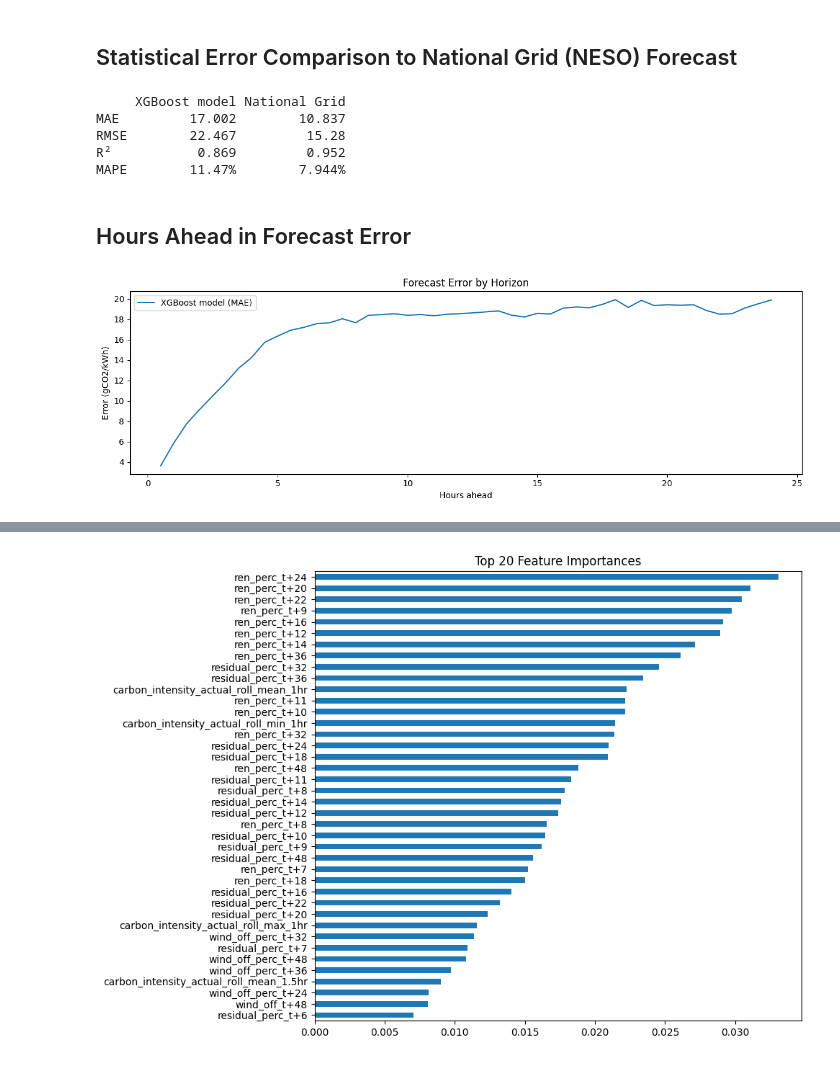
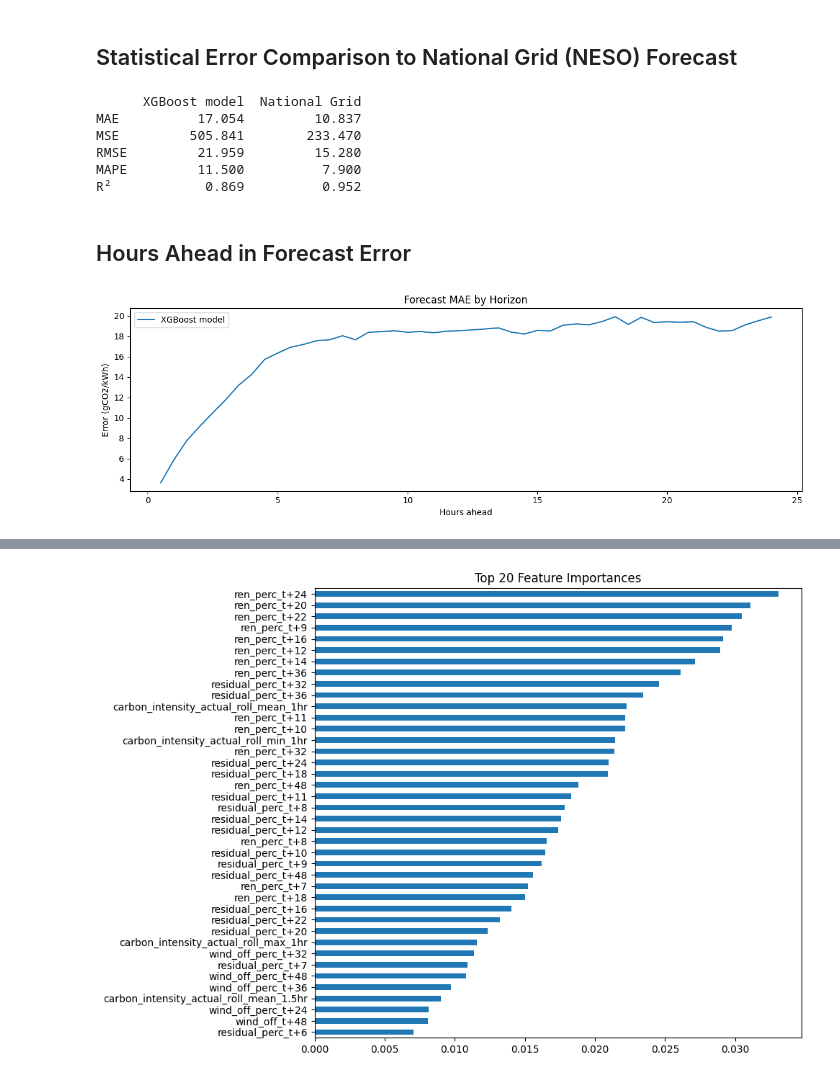
Before and after one commit to ed-jeffrey/ml-forecasting, a Jupyter notebook: ml-forecasting/model_evaluation.ipynb, the cells around one changed output, grey strips where cells are left out. Saved outputs shown, nothing was run; the diff lists cells and outputs as text; code cells hidden in the pictures.

Commit message:
TASK003/patch/train-rmse-update

```diff
--- a/ml-forecasting/model_evaluation.ipynb
+++ b/ml-forecasting/model_evaluation.ipynb
@@ -24,9 +29,7 @@ data = pd.read_csv(
 # %%
 # Load the saved model
 OUTPUT_DIR = "data/outputs/model"
-reg = pickle.load(
-    open(f"{OUTPUT_DIR}/xgb_regressor_carbon_intensity_forecast.pkl", "rb")
-)
+reg = pickle.load(open(f"{OUTPUT_DIR}/xgb_regressor_carbon_intensity_forecast.pkl", "rb"))
 
 # Load training data from file
 X_train = pickle.load(open(f"{OUTPUT_DIR}/X_train.pkl", "rb"))
@@ -64,44 +73,50 @@ metrics = pd.DataFrame(
     {
         "XGBoost model": {
             "MAE": round(mae, 3),
+            "MSE": round(mse, 3),
             "RMSE": round(rmse, 3),
+            "MAPE": round(mape, 3) * 100.0,
             "R²": round(r2, 3),
-            "MAPE": f"{np.mean(np.abs((Y_actual- Y_pred) / Y_actual)) * 100:.2f}%",
         },
         "National Grid": {
-            "MAE": round(mean_absolute_error(ng_actual, ng_fore), 3),
-            "RMSE": round(np.sqrt(mean_squared_error(ng_actual, ng_fore)), 3),
-            "R²": round(r2_score(ng_actual, ng_fore), 3),
-            "MAPE": f"{np.mean(np.abs((ng_actual - ng_forecast) / ng_actual)) * 100:.3f}%",
+            "MAE": round(mean_absolute_error(ng_actual, ng_forecast), 3),
+            "MSE": round(mean_squared_error(ng_actual, ng_forecast), 3),
+            "RMSE": round(root_mean_squared_error(ng_actual, ng_forecast), 3),
+            "R²": round(r2_score(ng_actual, ng_forecast), 3),
+            "MAPE": round(mean_absolute_percentage_error(ng_actual, ng_forecast), 3) * 100.0,
         },
     }
 )
 print(metrics.to_string())
 # %% [output]
-     XGBoost model National Grid
-MAE         17.002        10.837
-RMSE        22.467         15.28
-R²           0.869         0.952
-MAPE        11.47%        7.944%
+      XGBoost model  National Grid
+MAE          17.054         10.837
+MSE         505.841        233.470
+RMSE         21.959         15.280
+MAPE         11.500          7.900
+R²            0.869          0.952
 # %% [markdown]
 ## Hours Ahead in Forecast Error
 # %%
-hours_ahead = np.arange(
-    0.5, 24.5, 0.5
-)  # 30 min -> 24 hr forecast steps (x-axis) - horizon from T=0
-mae_ng = benchmarks["national_grid"].values  # National Grid MAE
+hours_ahead = np.arange(0.5, 24.5, 0.5)  # 30 min -> 24 hr forecast steps (x-axis) - horizon from T=0
 
-mae_per_horizon = [
-    mean_absolute_error(Y_actual[:, h], Y_pred[:, h]) for h in range(48)
+mae_per_horizon = [mean_absolute_error(Y_actual[:, h], Y_pred[:, h]) for h in range(48)]  # MAE for rolling predictions
+
+mape_per_horizon = [
+    mean_absolute_percentage_error(Y_actual[:, h], Y_pred[:, h]) for h in range(48)
 ]  # MAE for rolling predictions
+
+rmse_per_horizon = [
+    root_mean_squared_error(Y_actual[:, h], Y_pred[:, h]) for h in range(48)
+]  # MAE for rolling predictions
 # %%
 fig, ax = plt.subplots(figsize=(12, 4))
-ax.plot(hours_ahead, mae_per_horizon, label="XGBoost model (MAE)")
+ax.plot(hours_ahead, mae_per_horizon, label="XGBoost model")
 ax.set_xlabel("Hours ahead")
 ax.set_ylabel("Error (gCO2/kWh)")
-ax.set_title("Forecast Error by Horizon")
+ax.set_title("Forecast MAE by Horizon")
 ax.legend()
 plt.tight_layout()
-plt.savefig("data/outputs/figures/forecast_err_by_horizon.png", dpi=200)
+plt.savefig("data/outputs/figures/forecast_MAE_by_horizon.png", dpi=200)
 # %% [output]
-[figure, old version]
+[figure, new version]
```
Also changed, not shown: parts of 7 cells of this notebook, 6 other files.
